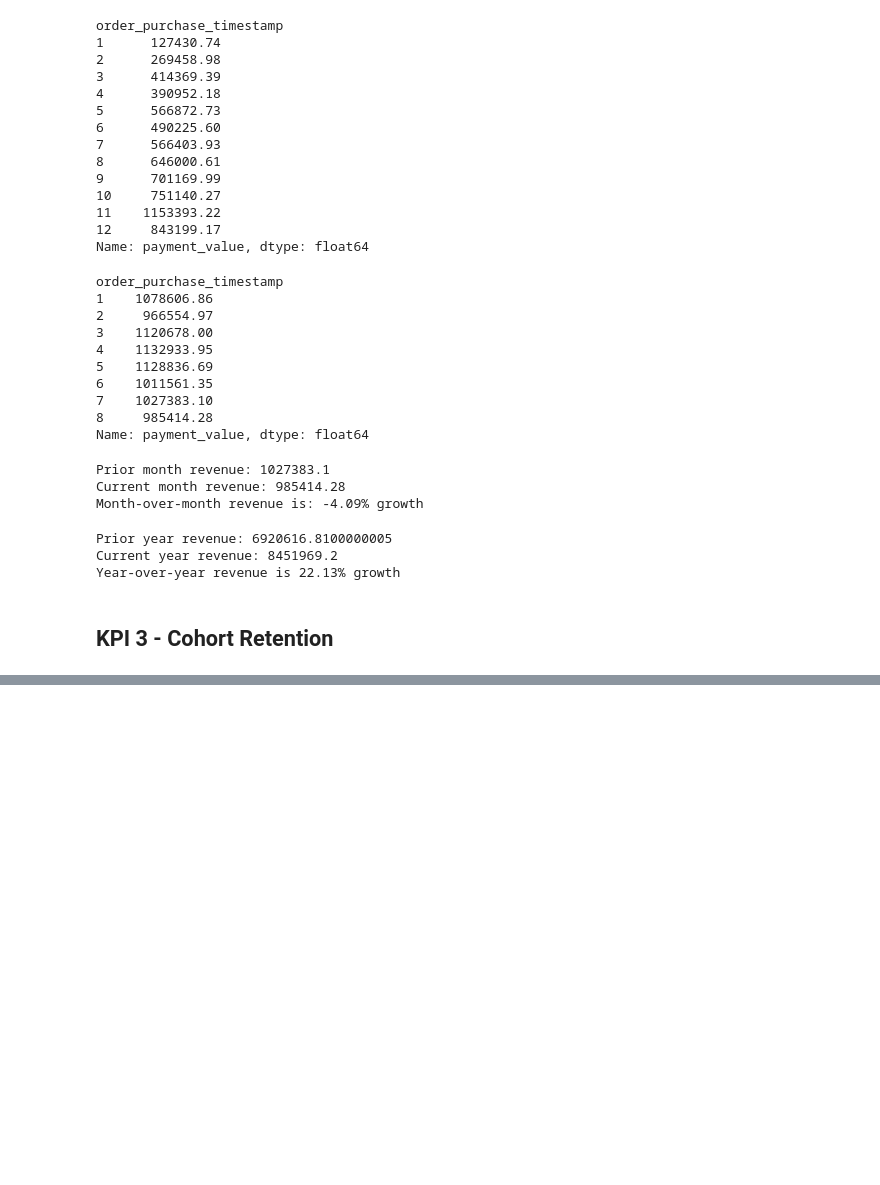
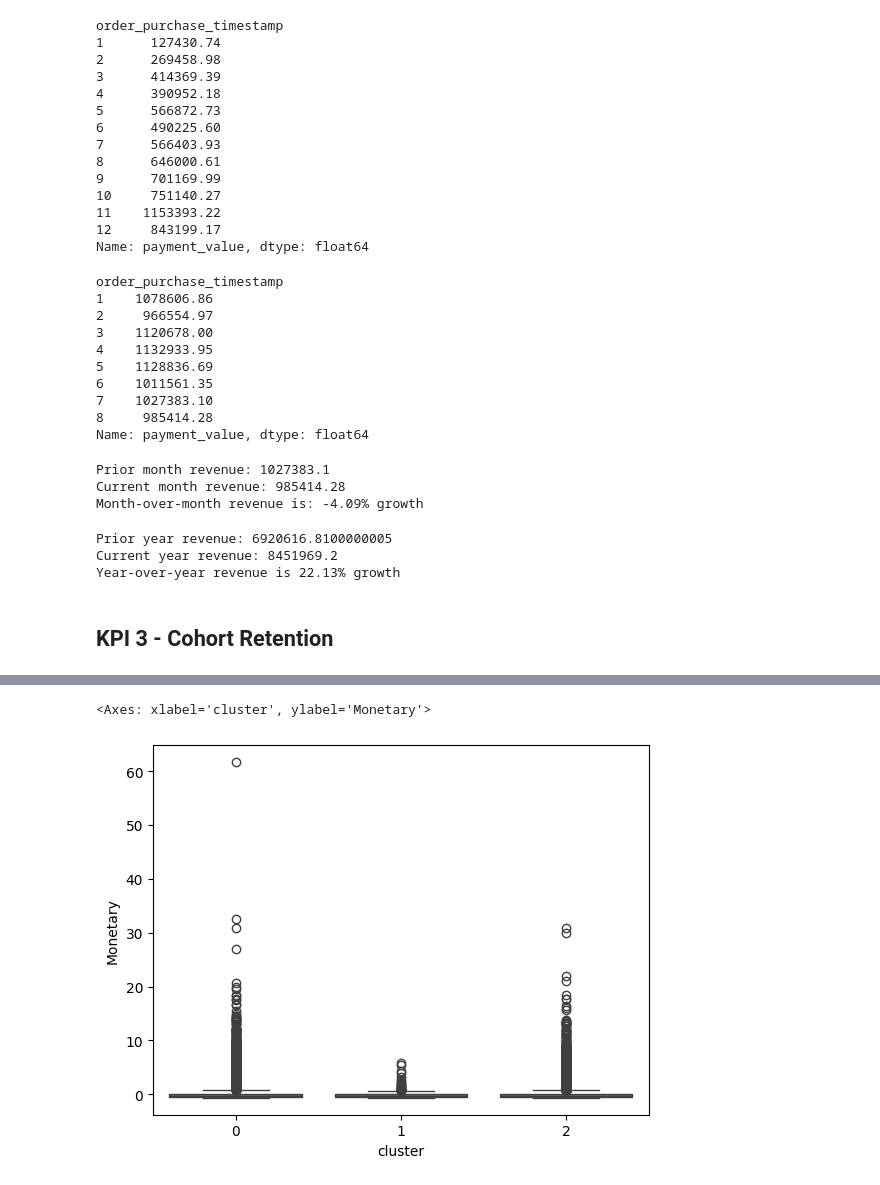
Before and after one commit to tony19415/Brazil-E-Commerce, a Jupyter notebook: 01_data_analysis.ipynb, the cells around one changed output, grey strips where cells are left out. Saved outputs shown, nothing was run; the diff lists cells and outputs as text; code cells hidden in the pictures; blank space fills up the shorter version.

```diff
--- a/01_data_analysis.ipynb
+++ b/01_data_analysis.ipynb
@@ -630,0 +869,3 @@ cohort_size[['customer_id', 'month', '']]
+# %%
+kmeans = KMeans(n_clusters=3, max_iter=50)
+kmeans.fit(rfm_normalized)
@@ -630,0 +874,3 @@ cohort_size[['customer_id', 'month', '']]
+# %%
+rfm_normalized.loc[:, 'customer_id'] = rfm_df['customer_id']
+rfm_normalized
@@ -630,0 +891,3 @@ cohort_size[['customer_id', 'month', '']]
+# %%
+rfm_normalized['cluster'] = kmeans.labels_
+rfm_normalized
@@ -630,0 +926,10 @@ cohort_size[['customer_id', 'month', '']]
+# %%
+# Rename the columns
+rfm_normalized['Monetary'] = rfm_normalized[0]
+rfm_normalized['Frequency'] = rfm_normalized[1]
+rfm_normalized['Recency'] = rfm_normalized[2]
+# %%
+sns.boxplot(x='cluster', y='Monetary', data=rfm_normalized)
+# %% [output]
+<Axes: xlabel='cluster', ylabel='Monetary'>
+[figure, added]
```
Also changed, not shown: parts of 35 cells of this notebook.
